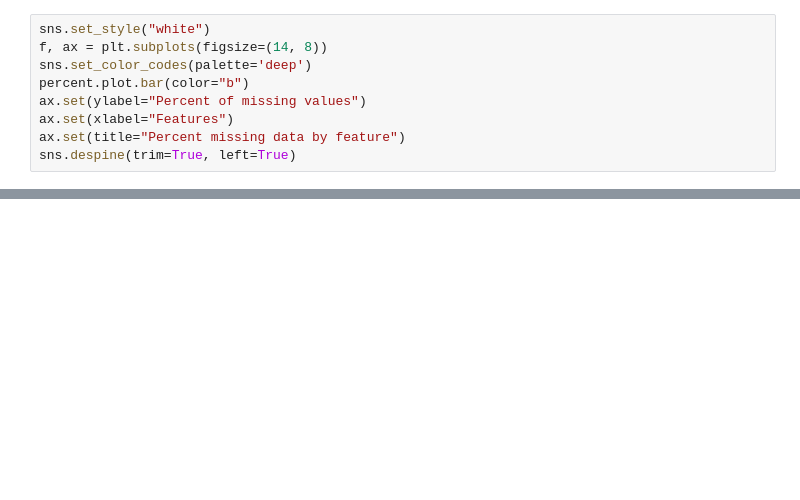
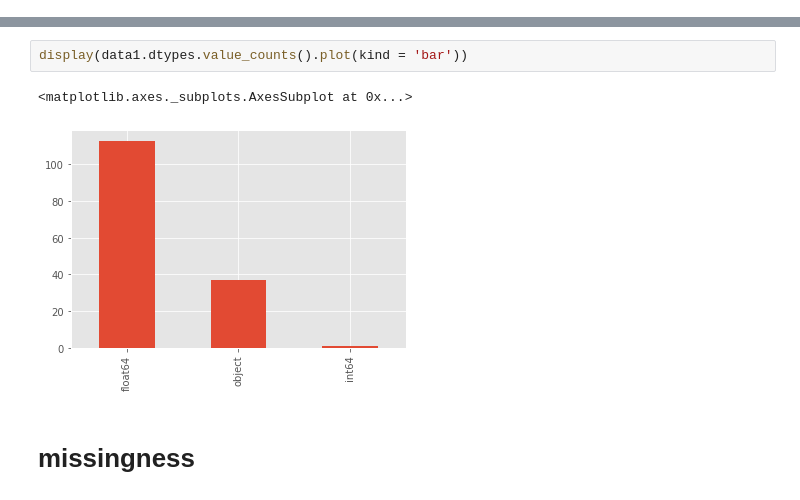
Before and after one commit to ajcoates/Capstone, a Jupyter notebook: Capstone EDA .ipynb, the cells around one changed output, grey strips where cells are left out. Drawn from its saved outputs; the diff is of its cells as text; blank space fills up the shorter version.

```diff
--- a/Capstone EDA .ipynb
+++ b/Capstone EDA .ipynb
@@ -127,9 +91,0 @@ percent = percent[percent > 0].sort_values(ascending=False)
-# %%
-sns.set_style("white")
-f, ax = plt.subplots(figsize=(14, 8))
-sns.set_color_codes(palette='deep')
-percent.plot.bar(color="b")
-ax.set(ylabel="Percent of missing values")
-ax.set(xlabel="Features")
-ax.set(title="Percent missing data by feature")
-sns.despine(trim=True, left=True)
@@ -137,0 +104,7 @@ sns.despine(trim=True, left=True)
+# %%
+display(data1.dtypes.value_counts().plot(kind = 'bar'))
+# %% [output]
+<matplotlib.axes._subplots.AxesSubplot at 0x...>
+[figure, added]
+# %% [markdown]
+# missingness
```
Also changed, not shown: parts of 42 cells of this notebook.
